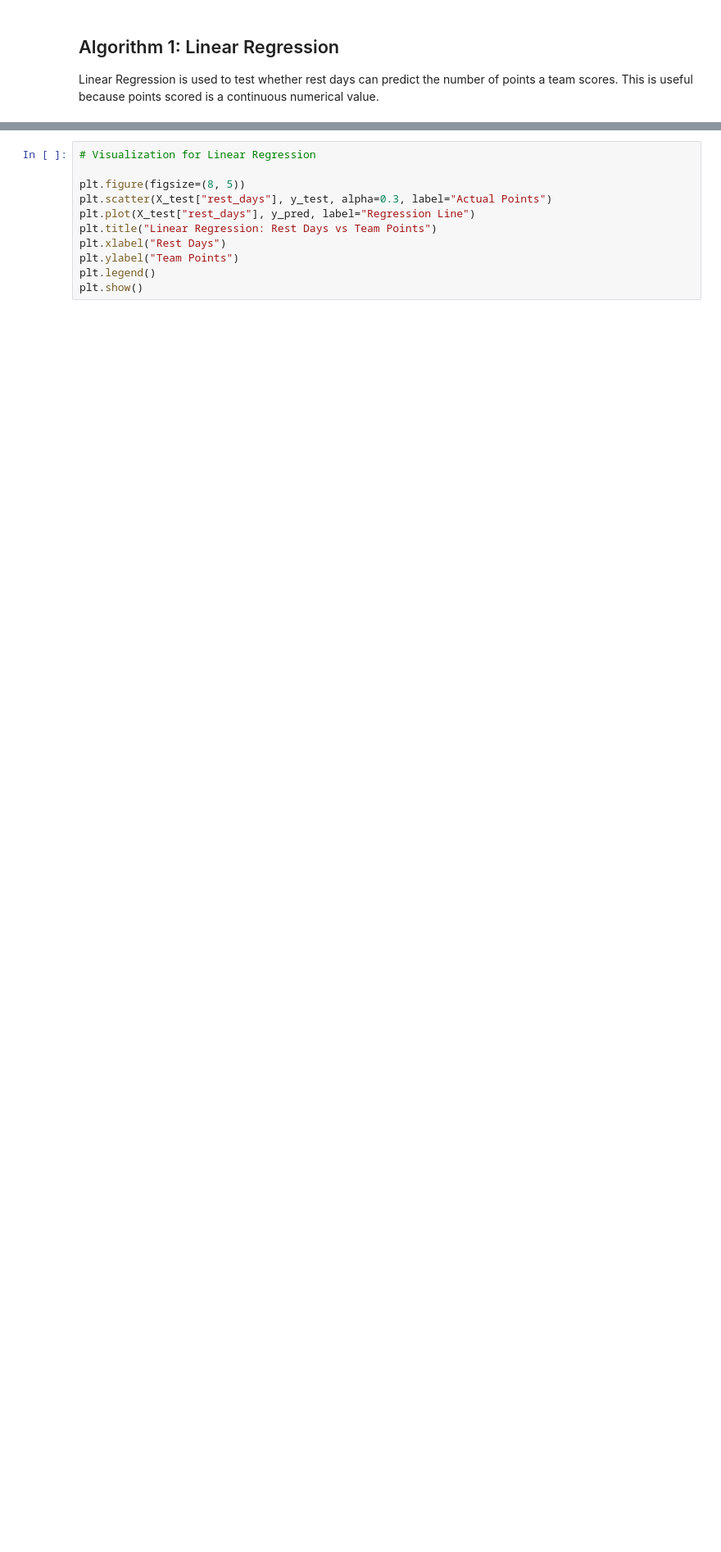
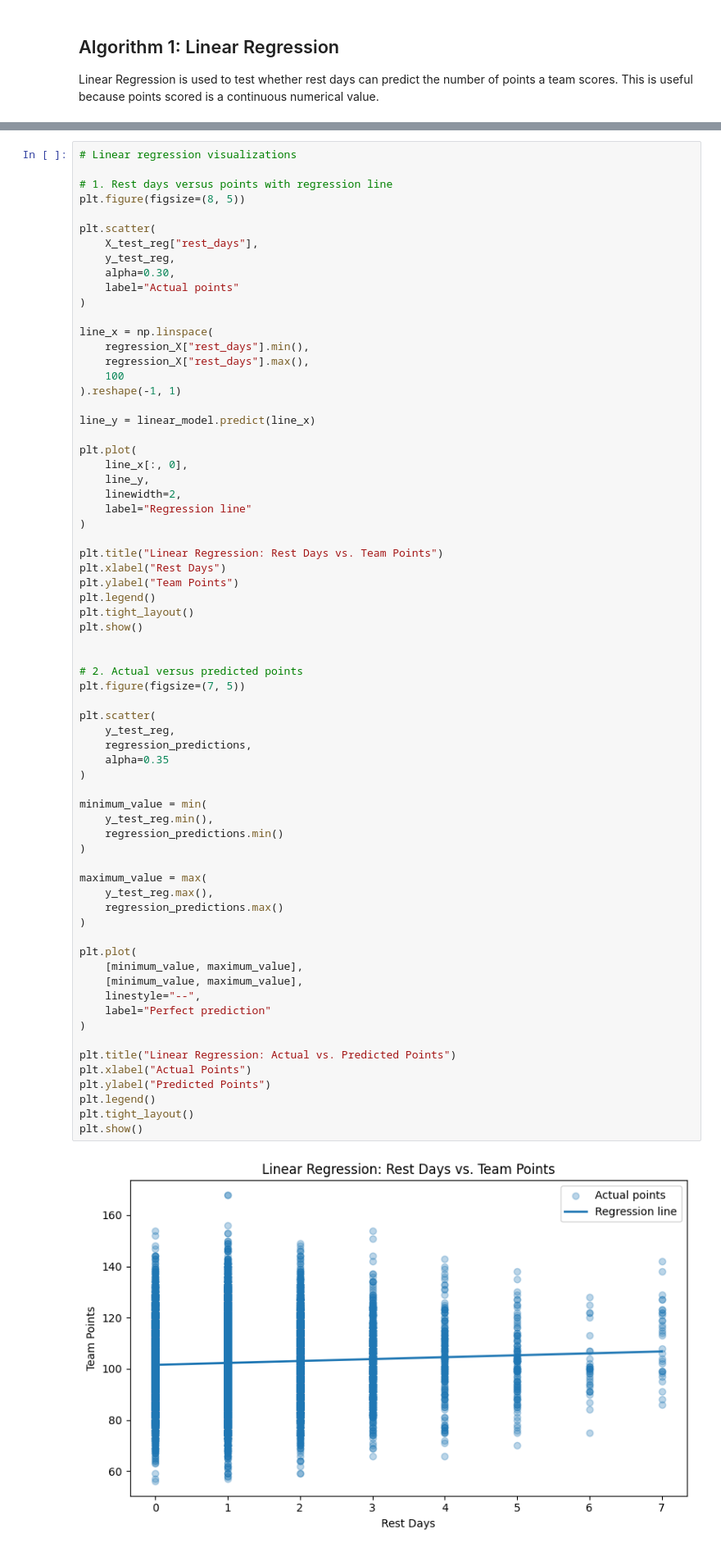
Before and after one commit to ITClown02/cse487, a Jupyter notebook: src/phase2_ml.ipynb, the cells around one changed output, grey strips where cells are left out. Shown at 82% size. Saved outputs shown, nothing was run; the diff lists cells and outputs as text; blank space fills up the shorter version.

```diff
--- a/src/phase2_ml.ipynb
+++ b/src/phase2_ml.ipynb
@@ -355,11 +774,70 @@ print("Mean Squared Error:", mean_squared_error(y_test, y_pred))
 # %%
-# Visualization for Linear Regression
+# Linear regression visualizations
 
+# 1. Rest days versus points with regression line
 plt.figure(figsize=(8, 5))
-plt.scatter(X_test["rest_days"], y_test, alpha=0.3, label="Actual Points")
-plt.plot(X_test["rest_days"], y_pred, label="Regression Line")
-plt.title("Linear Regression: Rest Days vs Team Points")
+
+plt.scatter(
+    X_test_reg["rest_days"],
+    y_test_reg,
+    alpha=0.30,
+    label="Actual points"
+)
+
+line_x = np.linspace(
+    regression_X["rest_days"].min(),
+    regression_X["rest_days"].max(),
+    100
+).reshape(-1, 1)
+
+line_y = linear_model.predict(line_x)
+
+plt.plot(
+    line_x[:, 0],
+    line_y,
+    linewidth=2,
+    label="Regression line"
+)
+
+plt.title("Linear Regression: Rest Days vs. Team Points")
 plt.xlabel("Rest Days")
 plt.ylabel("Team Points")
 plt.legend()
+plt.tight_layout()
 plt.show()
+
+
+# 2. Actual versus predicted points
+plt.figure(figsize=(7, 5))
+
+plt.scatter(
+    y_test_reg,
+    regression_predictions,
+    alpha=0.35
+)
+
+minimum_value = min(
+    y_test_reg.min(),
+    regression_predictions.min()
+)
+
+maximum_value = max(
+    y_test_reg.max(),
+    regression_predictions.max()
+)
+
+plt.plot(
+    [minimum_value, maximum_value],
+    [minimum_value, maximum_value],
+    linestyle="--",
+    label="Perfect prediction"
+)
+
+plt.title("Linear Regression: Actual vs. Predicted Points")
+plt.xlabel("Actual Points")
+plt.ylabel("Predicted Points")
+plt.legend()
+plt.tight_layout()
+plt.show()
+# %% [output]
+[figure, added]
```
Also changed, not shown: parts of 30 cells of this notebook, 1 other file.
